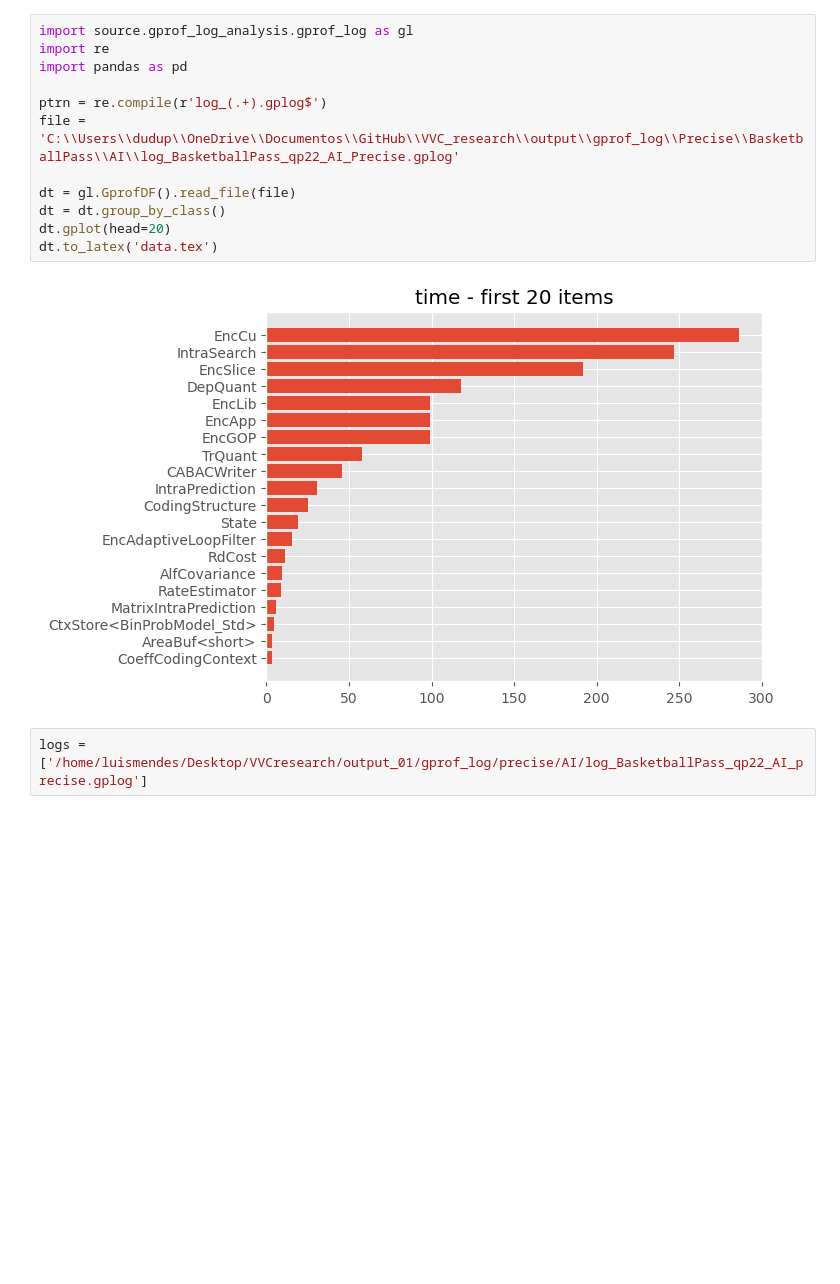
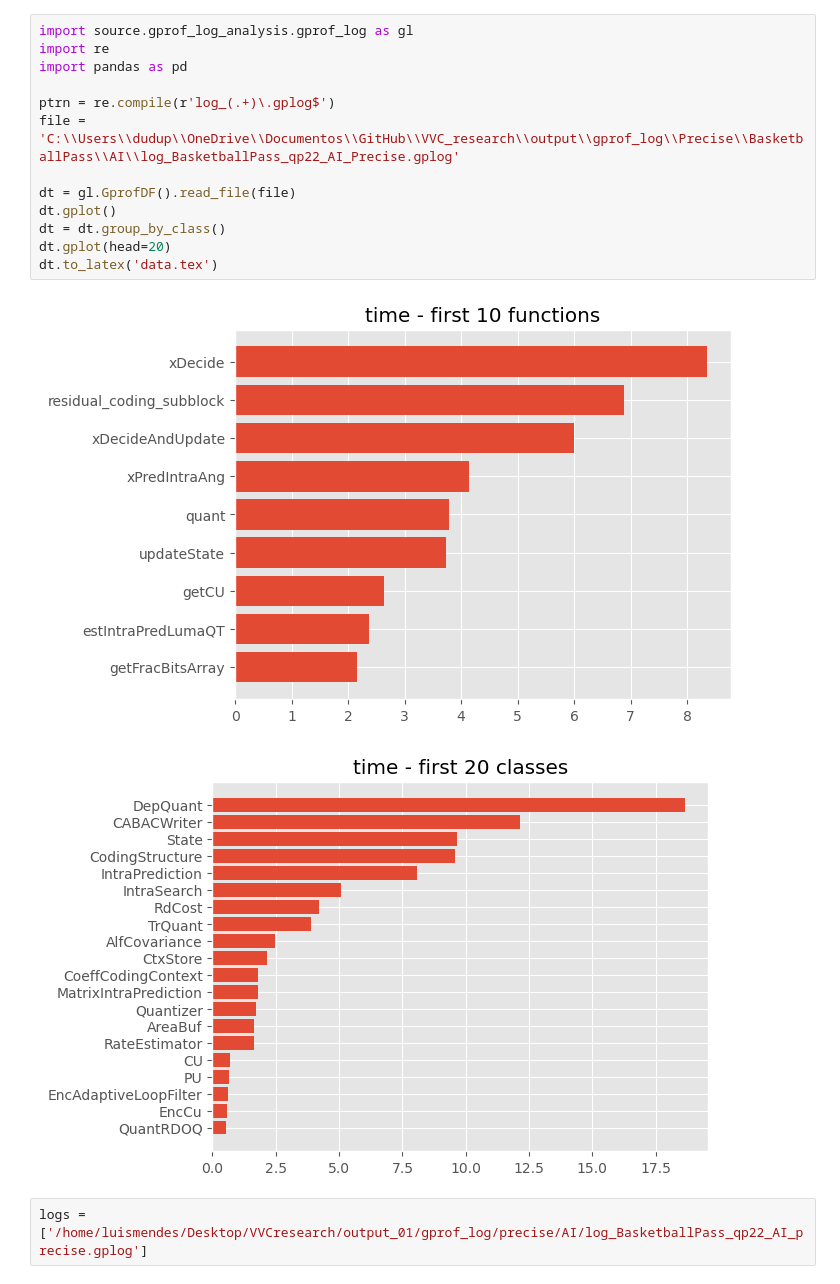
Before and after one commit to luiseduardomendes/VVC_research, a Jupyter notebook: gprof_log_example.ipynb, the cells around one changed output. Cells and saved outputs as stored; diff of their text form; blank space fills up the shorter version.

```diff
--- a/gprof_log_example.ipynb
+++ b/gprof_log_example.ipynb
@@ -1,17 +1,19 @@
 # %%
 import source.gprof_log_analysis.gprof_log as gl
 import re
 import pandas as pd
 
-ptrn = re.compile(r'log_(.+).gplog$')
+ptrn = re.compile(r'log_(.+)\.gplog$')
 file = 'C:\\Users\\dudup\\OneDrive\\Documentos\\GitHub\\VVC_research\\output\\gprof_log\\Precise\\BasketballPass\\AI\\log_BasketballPass_qp22_AI_Precise.gplog'
 
 dt = gl.GprofDF().read_file(file)
+dt.gplot()
 dt = dt.group_by_class()
 dt.gplot(head=20)
 dt.to_latex('data.tex')
 # %% [output]
-[figure, old version]
+[figure, new version]
+[figure, added]
 # %%
 logs = ['/home/luismendes/Desktop/VVCresearch/output_01/gprof_log/precise/AI/log_BasketballPass_qp22_AI_precise.gplog']
 # %%
```
Also changed, not shown: 4 other files.
